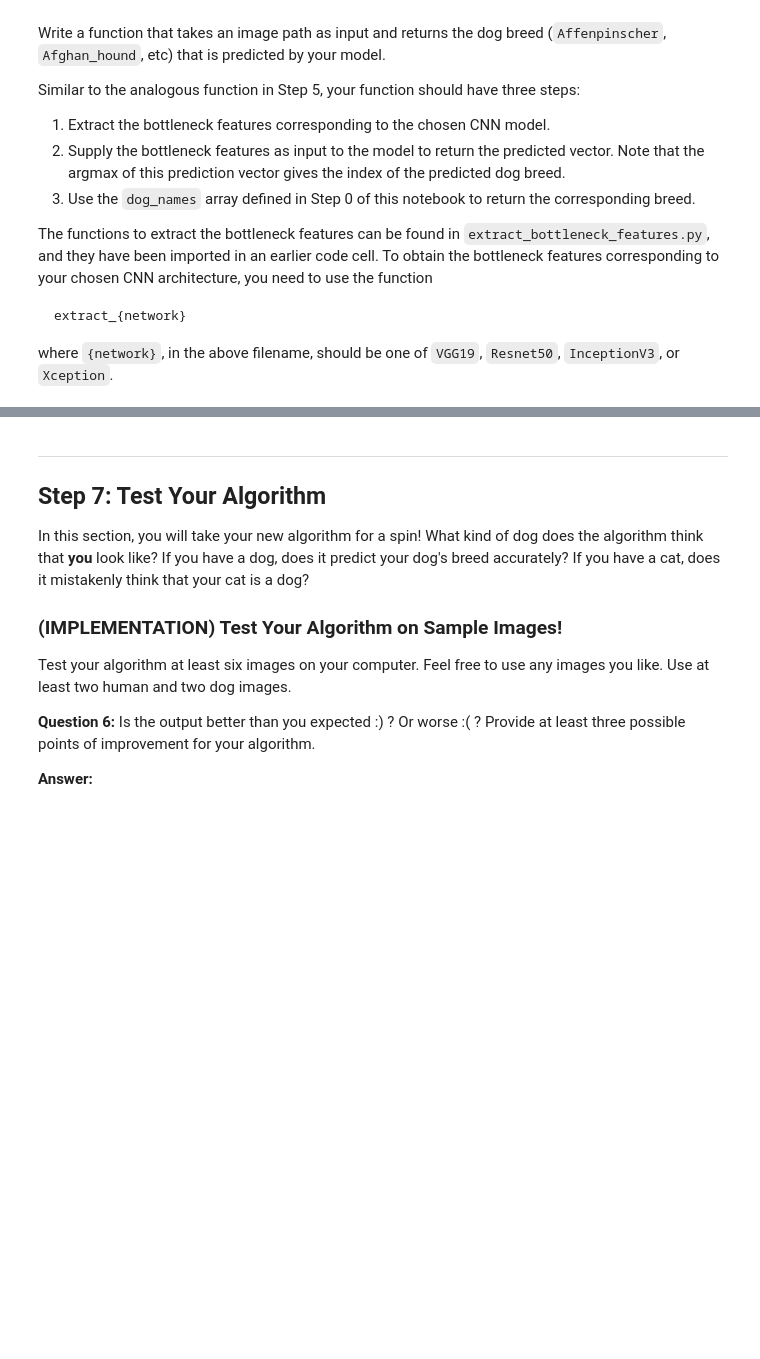
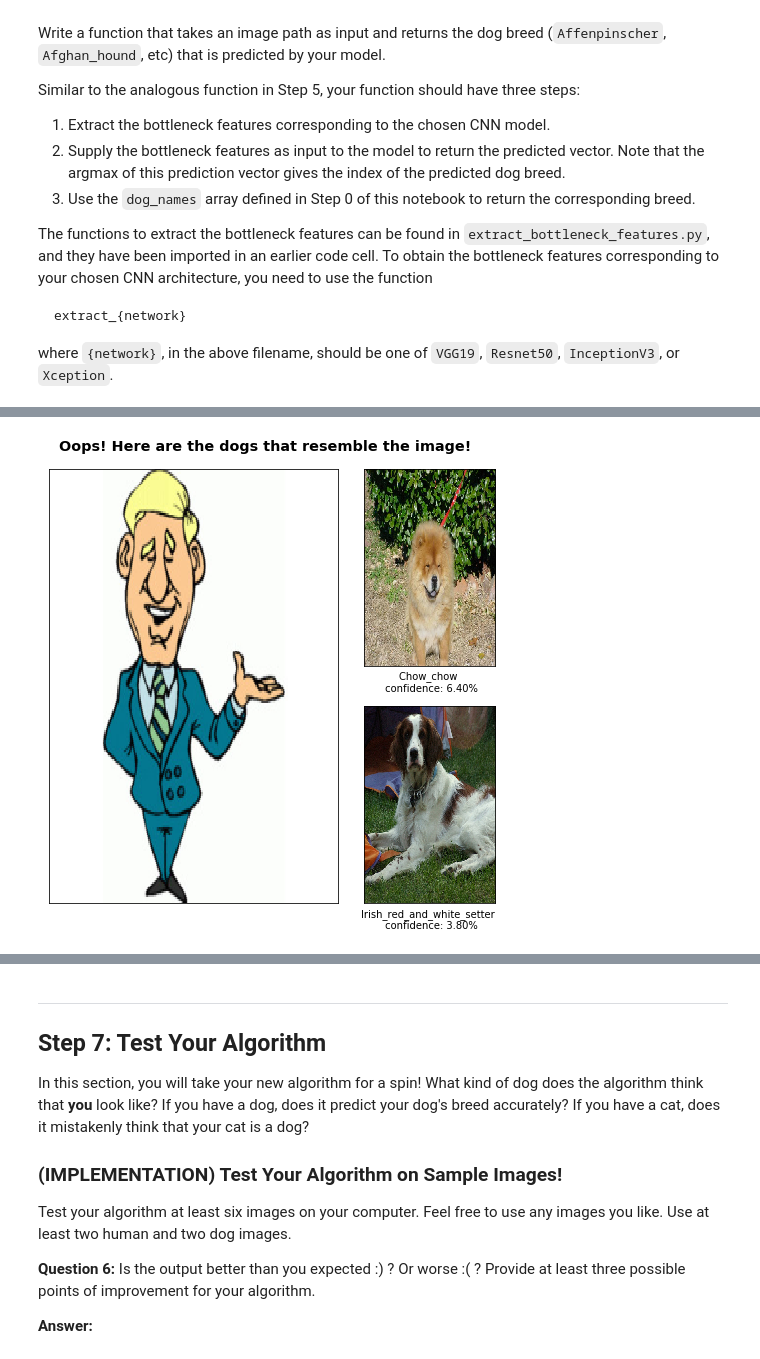
Before and after one commit to YehCF/Udacity_AIND_DL, a Jupyter notebook: udacity-dog-project/dog_app.ipynb, the cells around one changed output, grey strips where cells are left out. Drawn from its saved outputs; the diff is of its cells as text; code cells hidden in the pictures; blank space fills up the shorter version.

```diff
--- a/udacity-dog-project/dog_app.ipynb
+++ b/udacity-dog-project/dog_app.ipynb
@@ -1901,0 +1920,4 @@ AttributeError: 'Figure' object has no attribute 'title'
+# %%
+interpreter.interpret('test_samples/cartoon-people-clipart-1.jpg')
+# %% [output]
+[figure, added]
```
Also changed, not shown: parts of 9 cells of this notebook.
